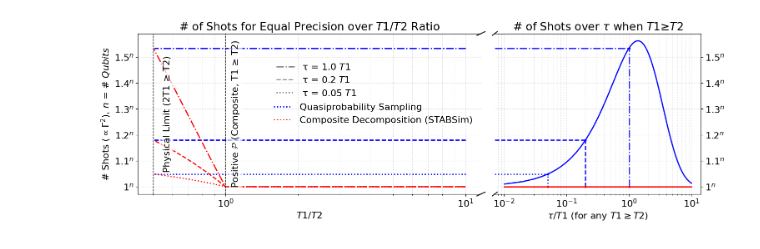
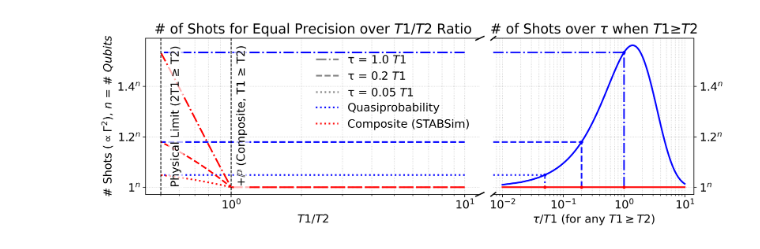
Before and after one commit to pnnl/NWQ-Sim, a Jupyter notebook: stabilizer/damping_work/variance.ipynb, the cells around one changed output. Drawn from its saved outputs; the diff is of its cells as text; code cells hidden in the pictures.

```diff
--- a/stabilizer/damping_work/variance.ipynb
+++ b/stabilizer/damping_work/variance.ipynb
@@ -310,7 +310,7 @@ for tau in taus_dense:
     curve_stab_tau.append(overhead(q2)**2)
 
 # Figure with two panels
-fig = plt.figure(figsize=(20,5))
+fig = plt.figure(figsize=(14,3.5))
 gs = GridSpec(1, 2, width_ratios=[2.0, 1.2], wspace=0.05)
 axL = fig.add_subplot(gs[0])
 axR = fig.add_subplot(gs[1], sharey=axL)
@@ -321,9 +321,9 @@ colors = {'quasi': "#0000ff", 'stab': "#ff0000"}
 for i, tau in enumerate(taus):
     ls = linestyles[i % len(linestyles)]
     axL.plot(T1/T2, quasi[i], linestyle=ls, color=colors['quasi'], linewidth=2,
-             label='Quasiprobability Sampling' if i == 0 else None)
+             label='Quasiprobability' if i == 0 else None)
     axL.plot(T1/T2, stab[i],  linestyle=ls, color=colors['stab'],  linewidth=2,
-             label='Composite Decomposition (STABSim)' if i == 0 else None)
+             label='Composite (STABSim)' if i == 0 else None)
 
 
 # Markers at x=0.5 and x=1
@@ -332,7 +332,7 @@ axL.text(0.55, 0.5, 'Physical Limit (2T1 ≥ T2)', transform=axL.get_xaxis_trans
          rotation=90, va='center', ha='left',
          bbox=dict(boxstyle='round,pad=0.2', fc='white', ec='none', alpha=0.7))
 axL.axvline(x=1, color='black', linestyle='--', linewidth=1)
-axL.text(1.05, 0.5, r'Positive $\mathbb{P}$ (Composite, T1 ≥ T2)', transform=axL.get_xaxis_transform(),
+axL.text(1.05, 0.5, r'+$\mathbb{P}$ (Composite, T1 ≥ T2)', transform=axL.get_xaxis_transform(),
          rotation=90, va='center', ha='left', backgroundcolor='none',
          bbox=dict(boxstyle='round,pad=0.2', fc='white', ec='none', alpha=0.7))
 
@@ -413,33 +413,34 @@ leg_methods = axL.legend(
     # bbox_to_anchor=(0,.1),  # push further right so it's outside the plot but inside figure
     frameon=False
 )
 
 # τ legend (linestyles) - keep inside plot area
 from matplotlib.lines import Line2D
 tau_handles = [
     Line2D([0], [0], color='gray', linestyle=linestyles[i % len(linestyles)], linewidth=2,
            label=rf'τ = {round(taus[i]/T1_scalar, 2)} $T1$')
     for i in range(len(taus))
 ]
 leg_tau = axL.legend(
     handles=list(reversed(tau_handles)),
     loc='lower center',
-    bbox_to_anchor=(.52, .55),
+    bbox_to_anchor=(.655, .55),
     frameon=False,
 )
 
 # Add the Method legend back so both show
 axL.add_artist(leg_methods)
 axL.yaxis.set_major_formatter(ticker.FuncFormatter(lambda v, pos: rf'{v:g}$^n$'))
 axL.set_title(r'# of Shots for Equal Precision over $T1/T2$ Ratio')
 axR.set_title(r'# of Shots over $\tau$ when $T1 ≥ T2$')
 fig.subplots_adjust(right=0.8)
 
-plt.rcParams.update({'font.size': 16})
+plt.rcParams.update({'font.size': 14})
+plt.rcParams.update({'figure.dpi': 500})  # Set font size for the entire figure
 
 
 
 # fig.suptitle('Sampling Cost: T1/T2 (left) with expansion from Exact Regime into τ/T1 (right)')
 plt.savefig('sampling_cost_analysis.pdf', dpi=500, bbox_inches='tight')
 # %% [output]
-[figure, old version]
+[figure, new version]
```
Also changed, not shown: parts of 4 cells of this notebook, 4 other files.
